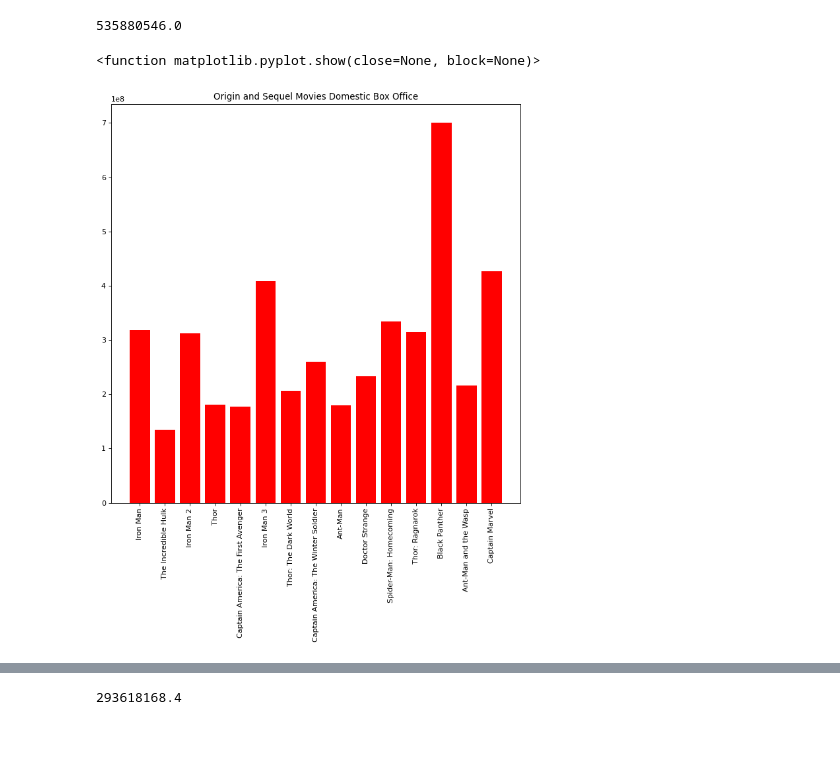
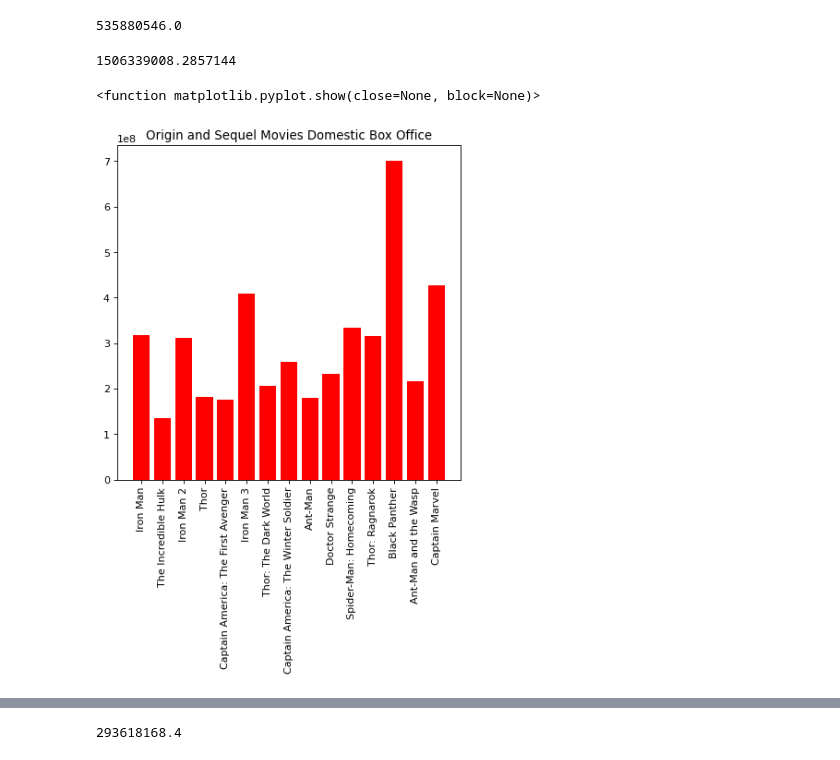
Before and after one commit to dmhitt/Marvel-Movies-Profitability, a Jupyter notebook: solo_vs_team.ipynb, the cells around one changed output, grey strips where cells are left out. Cells and saved outputs as stored; diff of their text form; code cells hidden in the pictures.

```diff
--- a/solo_vs_team.ipynb
+++ b/solo_vs_team.ipynb
@@ -79,16 +92,21 @@ avg_teamup_dom_gross = teamup_doms.mean()
 avg_teamup_dom_gross
 # %% [output]
 535880546.0
+# %%
+avg_teamup_global_gross = teamup_global.mean()
+avg_teamup_global_gross
+# %% [output]
+1506339008.2857144
 # %%
-figure(figsize=(10, 10), dpi=80)
+figure(figsize=(6, 6), dpi=80)
 
 #plt.bar(marvel_movies_df['Title'], marvel_movies_df['Domestic box office'], color="b", align="center")
 #plt.bar(marvel_movies_df.loc[marvel_movies_df['teamup'] == "yes"]['Title'], marvel_movies_df.loc[marvel_movies_df['teamup'] == "yes"]['Domestic box office'], color="b", align="center")
 
 plt.bar(non_teamup_titles, non_teamup_doms, color="r", align="center")
 plt.title("Origin and Sequel Movies Domestic Box Office")
 plt.xticks(rotation=(90))
 plt.show
 # %% [output]
 <function matplotlib.pyplot.show(close=None, block=None)>
-[figure, old version]
+[figure, new version]
```
Also changed, not shown: parts of 6 cells of this notebook.
